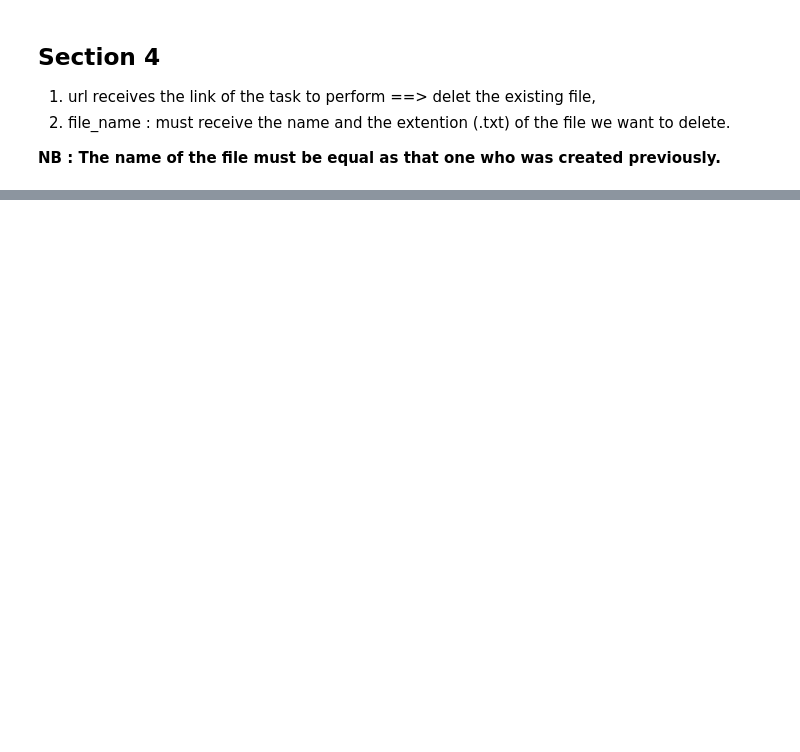
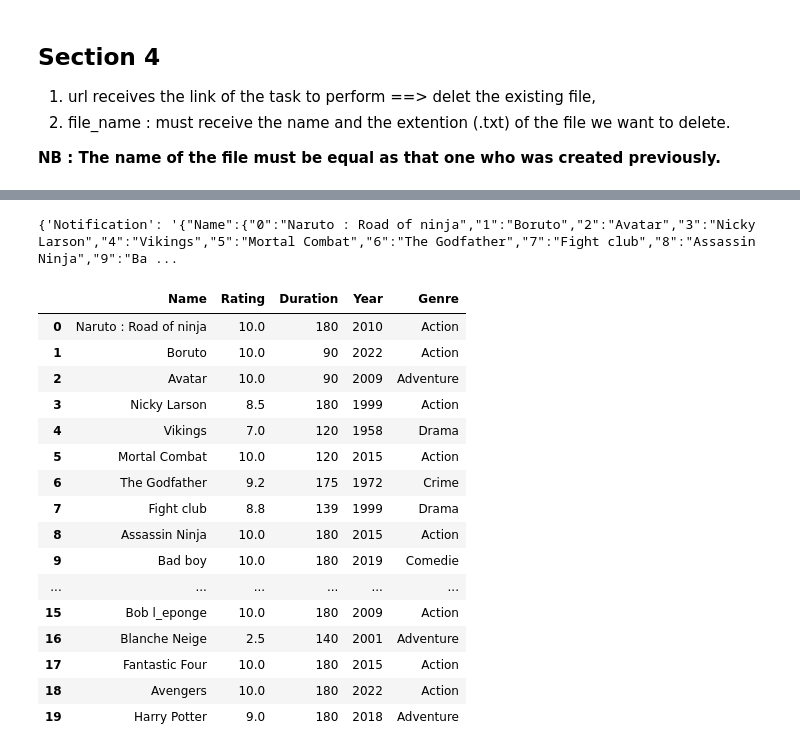
Before and after one commit to Geo99pro/ICA-Tasks, a Jupyter notebook: Exercice_for_ICA/Exercie_01_of_ICA_(Code_client).ipynb, the cells around one changed output, grey strips where cells are left out. Drawn from its saved outputs; the diff is of its cells as text; code cells hidden in the pictures; blank space fills up the shorter version.

```diff
--- a/Exercice_for_ICA/Exercie_01_of_ICA_(Code_client).ipynb
+++ b/Exercice_for_ICA/Exercie_01_of_ICA_(Code_client).ipynb
@@ -46,0 +100,27 @@ print(response.json())
+# %%
+url = 'http://127.0.0.1:5000/read_file_csv'
+data = {'file_name': 'List of the movie.csv'}
+response = requests.get(url, json = data)
+print(response.json())
+json_data = response.json()
+Liste_of_movie = pd.read_json(json_data['Notification'])
+Liste_of_movie
+# %% [output]
+{'Notification': '{"Name":{"0":"Naruto : Road of ninja","1":"Boruto","2":"Avatar","3":"Nicky Larson","4":"Vikings","5":"Mortal Combat","6":"The Godfather","7":"Fight club","8":"Assassin Ninja","9":"Ba ...
+|  | Name | Rating | Duration | Year | Genre |
+| 0 | Naruto : Road of ninja | 10.0 | 180 | 2010 | Action |
+| 1 | Boruto | 10.0 | 90 | 2022 | Action |
+| 2 | Avatar | 10.0 | 90 | 2009 | Adventure |
+| 3 | Nicky Larson | 8.5 | 180 | 1999 | Action |
+| 4 | Vikings | 7.0 | 120 | 1958 | Drama |
+| 5 | Mortal Combat | 10.0 | 120 | 2015 | Action |
+| 6 | The Godfather | 9.2 | 175 | 1972 | Crime |
+| 7 | Fight club | 8.8 | 139 | 1999 | Drama |
+| 8 | Assassin Ninja | 10.0 | 180 | 2015 | Action |
+| 9 | Bad boy | 10.0 | 180 | 2019 | Comedie |
+| ... | ... | ... | ... | ... | ... |
+| 15 | Bob l_eponge | 10.0 | 180 | 2009 | Action |
+| 16 | Blanche Neige | 2.5 | 140 | 2001 | Adventure |
+| 17 | Fantastic Four | 10.0 | 180 | 2015 | Action |
+| 18 | Avengers | 10.0 | 180 | 2022 | Action |
+| 19 | Harry Potter | 9.0 | 180 | 2018 | Adventure |
```
Also changed, not shown: parts of 17 cells of this notebook, 1 other file.
